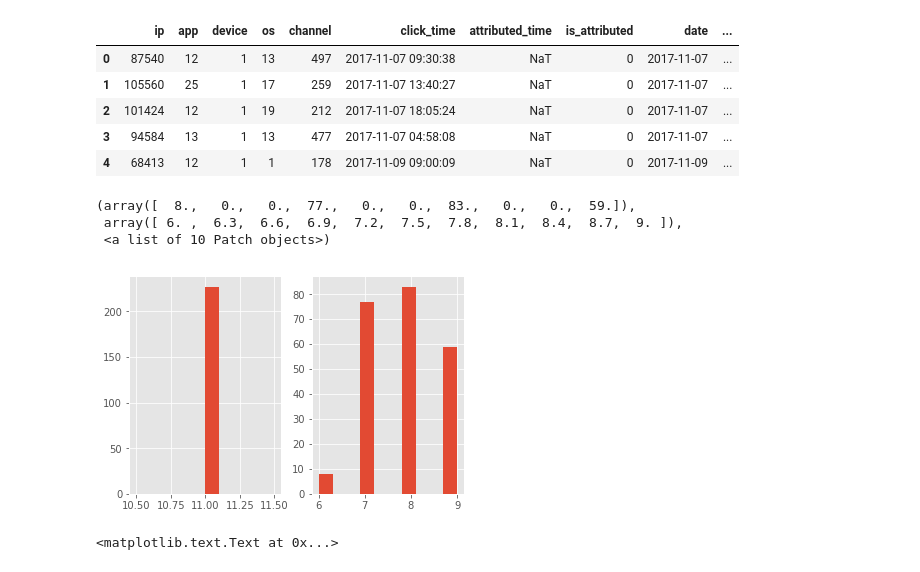
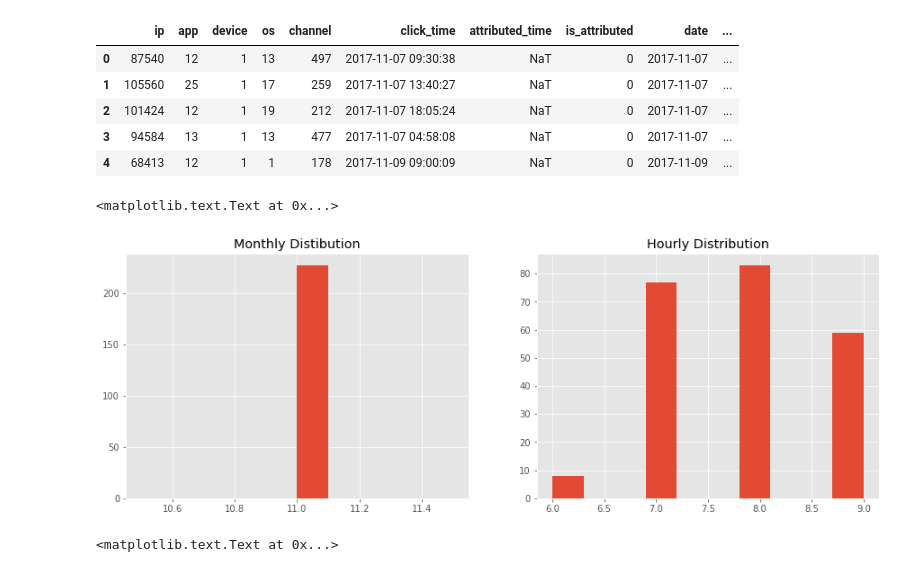
Before and after one commit to madhavthaker/AdTrackingFraudDetection, a Jupyter notebook: EDA.ipynb, the cells around one changed output. Cells and saved outputs as stored; diff of their text form; code cells hidden in the pictures.

```diff
--- a/EDA.ipynb
+++ b/EDA.ipynb
@@ -38,17 +29,18 @@ train_sample.head()
 | 3 | 94584 | 13 | 1 | 13 | 477 | 2017-11-07 04:58:08 | NaT | 0 | 2017-11-07 | ... |
 | 4 | 68413 | 12 | 1 | 1 | 178 | 2017-11-09 09:00:09 | NaT | 0 | 2017-11-09 | ... |
 # %%
+plt.figure(figsize=(15,5))
 plt.subplot(121)
 plt.hist(train_sample[train_sample.is_attributed == 1].month)
+plt.title("Monthly Distibution")
 plt.subplot(122)
 plt.hist(train_sample[train_sample.is_attributed == 1].day)
+plt.title("Hourly Distribution")
 #plt.subplot(133)
 #plt.plot()
 # %% [output]
-(array([  8.,   0.,   0.,  77.,   0.,   0.,  83.,   0.,   0.,  59.]),
- array([ 6. ,  6.3,  6.6,  6.9,  7.2,  7.5,  7.8,  8.1,  8.4,  8.7,  9. ]),
- <a list of 10 Patch objects>)
+<matplotlib.text.Text at 0x...>
-[figure, old version]
+[figure, new version]
 # %%
 plt.figure(figsize=(10,6))
 plt.subplot(1, 2, 1)
```
Also changed, not shown: parts of 5 cells of this notebook.
